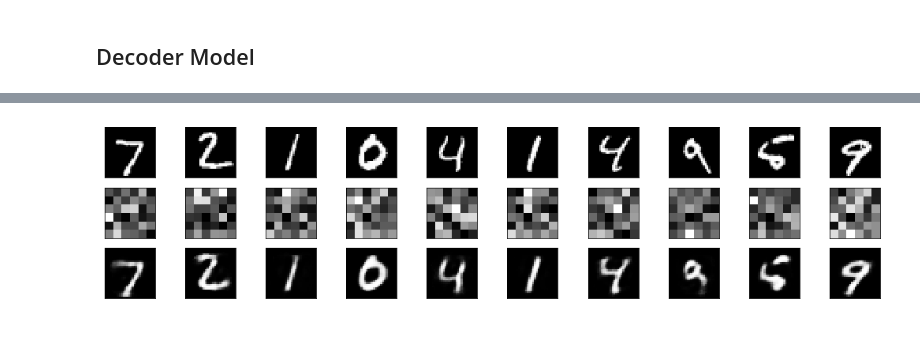
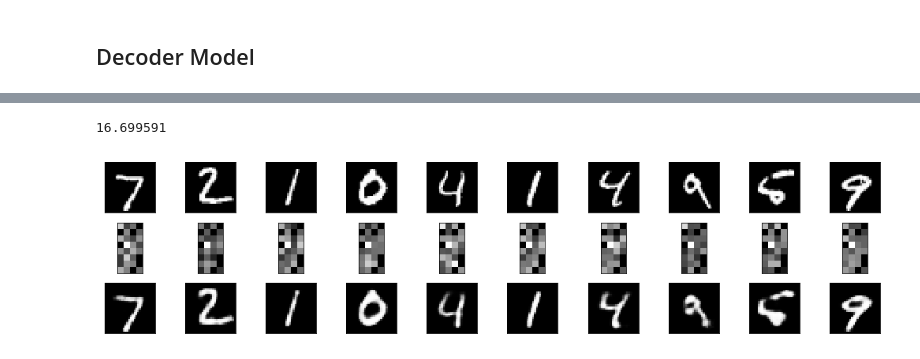
Before and after one commit to ramhiser/Keras-Tutorials, a Jupyter notebook: notebooks/06_autoencoder.ipynb, the cells around one changed output, grey strips where cells are left out. Drawn from its saved outputs; the diff is of its cells as text; code cells hidden in the pictures.

Commit message:
deep autoencoder

```diff
--- a/notebooks/06_autoencoder.ipynb
+++ b/notebooks/06_autoencoder.ipynb
@@ -140 +139,7 @@ Epoch 50/50
 <keras.callbacks.History at 0x...>
+# %%
+# encode and decode some digits from the test set
+encoded_imgs = encoder.predict(x_test)
+decoded_imgs = decoder.predict(encoded_imgs)
+
+encoded_imgs.mean()
@@ -140,0 +183,16 @@ Epoch 50/50
+# %%
+encoding_dim = 32
+
+compression_factor = float(input_dim) / encoding_dim
+print("Compression factor: %s" % compression_factor)
+
+input_img = Input(shape=(input_dim,))
+encoded = Dense(128, activation='relu')(input_img)
+encoded = Dense(64, activation='relu')(encoded)
+encoded = Dense(encoding_dim, activation='relu')(encoded)
+
+decoded = Dense(64, activation='relu')(encoded)
+decoded = Dense(128, activation='relu')(decoded)
+decoded = Dense(input_dim, activation='sigmoid')(decoded)
+
+autoencoder = Model(input_img, decoded)
@@ -140,0 +203,3 @@ Epoch 50/50
+# %%
+# Maps an input image to its encoded representation
+encoder = Model(input_img, encoded)
@@ -140,0 +208,12 @@ Epoch 50/50
+# %%
+# create a placeholder for an encoded (32-dimensional) input
+decoded_input = Input(shape=(encoding_dim,))
+
+# retrieve the last 3 layers of the autoencoder model to get the decoder layers
+decoder_layer1 = autoencoder.layers[-3]
+decoder_layer2 = autoencoder.layers[-2]
+decoder_layer3 = autoencoder.layers[-1]
+decoder_layers = decoder_layer3(decoder_layer2(decoder_layer1(encoded_input)))
+
+# create the decoder model
+decoder = Model(encoded_input, decoder_layers)
@@ -144,31 +249,35 @@ Epoch 50/50
 encoded_imgs = encoder.predict(x_test)
 decoded_imgs = decoder.predict(encoded_imgs)
+# %%
+encoded_imgs.mean()
+# %% [output]
+16.699591
 # %%
 # Number of digits to display
 n = 10
 plt.figure(figsize=(18, 4))
 
 for i in range(n):
     # plot original image
     ax = plt.subplot(3, n, i + 1)
     plt.imshow(x_test[i].reshape(28, 28))
     plt.gray()
     ax.get_xaxis().set_visible(False)
     ax.get_yaxis().set_visible(False)
 
     # plot encoded image
     ax = plt.subplot(3, n, n + i + 1)
-    plt.imshow(encoded_imgs[i].reshape(6, 6))
+    plt.imshow(encoded_imgs[i].reshape(8, 4))
     plt.gray()
     ax.get_xaxis().set_visible(False)
     ax.get_yaxis().set_visible(False)
 
     # plot reconstructed image
     ax = plt.subplot(3, n, 2*n + i + 1)
     plt.imshow(decoded_imgs[i].reshape(28, 28))
     plt.gray()
     ax.get_xaxis().set_visible(False)
     ax.get_yaxis().set_visible(False)
 plt.show()
 # %% [output]
-[figure, old version]
+[figure, new version]
```
Also changed, not shown: parts of 13 cells of this notebook.
